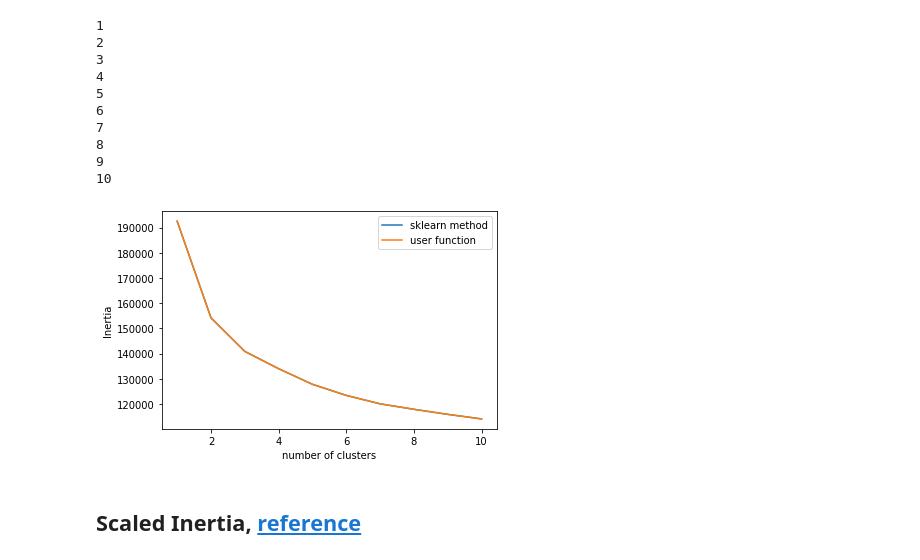
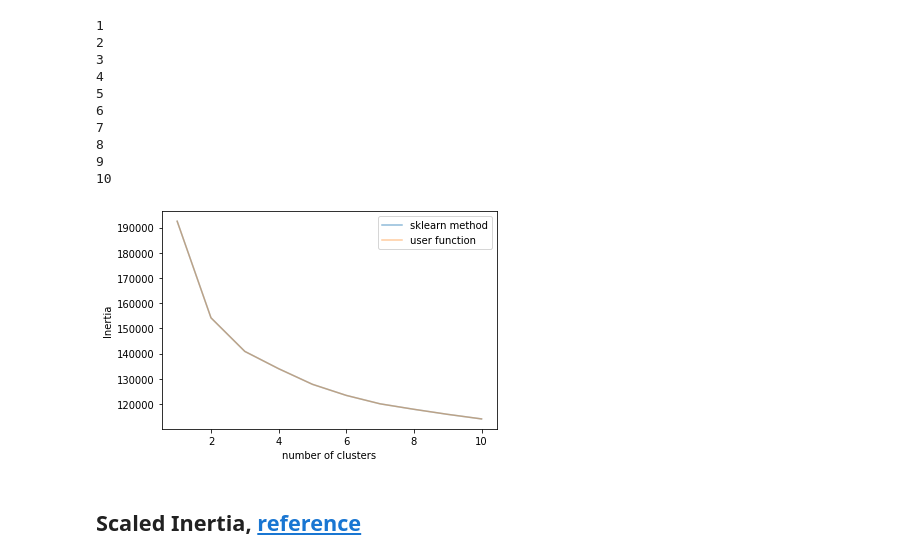
Before and after one commit to skumarudel/DSPS_SKumar, a Jupyter notebook: HW7/ClusteringGenes.ipynb, the cells around one changed output. Drawn from its saved outputs; the diff is of its cells as text; code cells hidden in the pictures.

```diff
--- a/HW7/ClusteringGenes.ipynb
+++ b/HW7/ClusteringGenes.ipynb
@@ -157,13 +157,13 @@ for i in range(len(nclusters)):
 9
 10
 # %%
-plt.plot(nclusters, inertia, label='sklearn method')
-plt.plot(nclusters, variance, label='user function')
+plt.plot(nclusters, inertia, label='sklearn method', alpha=0.5)
+plt.plot(nclusters, variance, label='user function', alpha=0.4)
 plt.xlabel('number of clusters')
 plt.ylabel('Inertia')
 plt.legend();
 # %% [output]
-[figure, old version]
+[figure, new version]
 # %% [markdown]
 ## Scaled Inertia, [reference](https://towardsdatascience.com/an-approach-for-choosing-number-of-clusters-for-k-means-c28e614ecb2c)
 # %%
```
Also changed, not shown: parts of 3 cells of this notebook.
